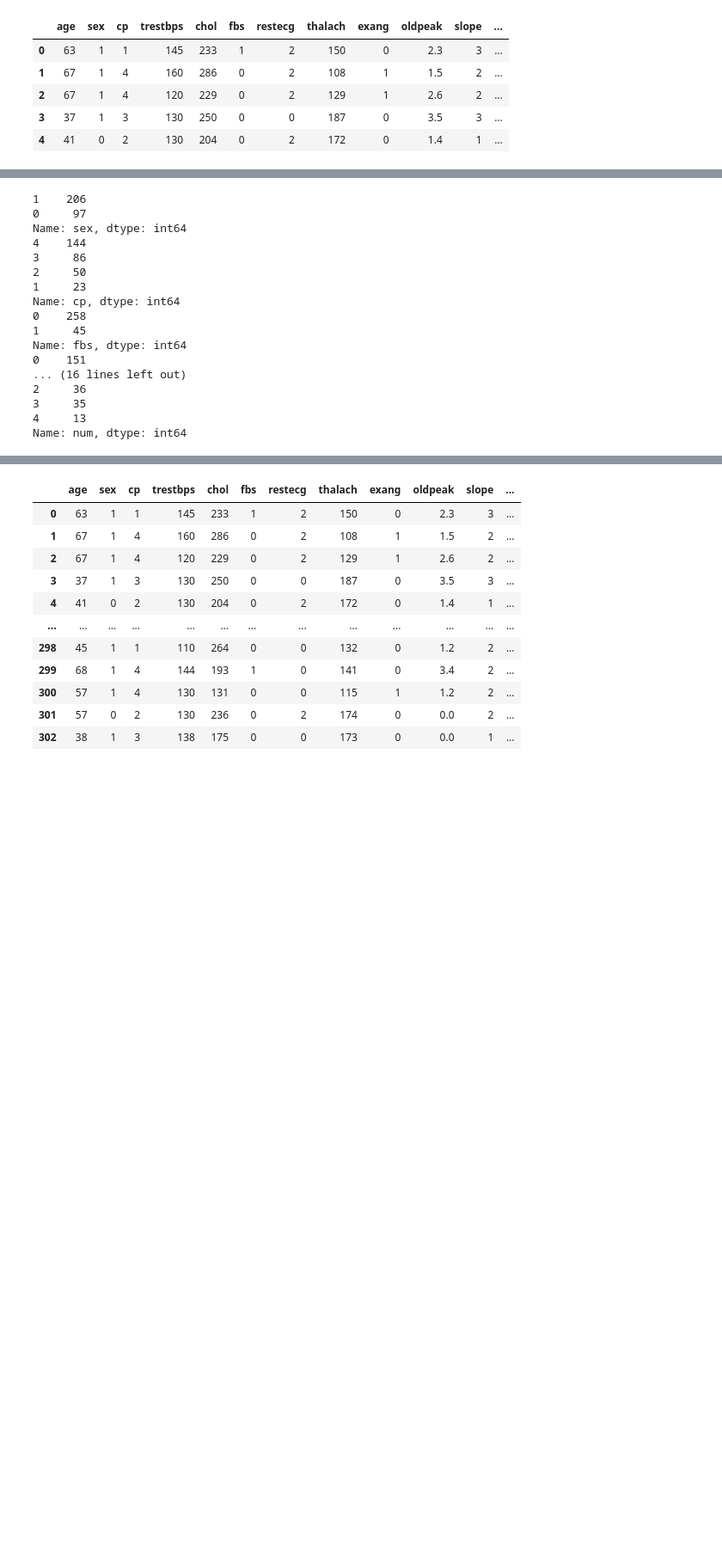
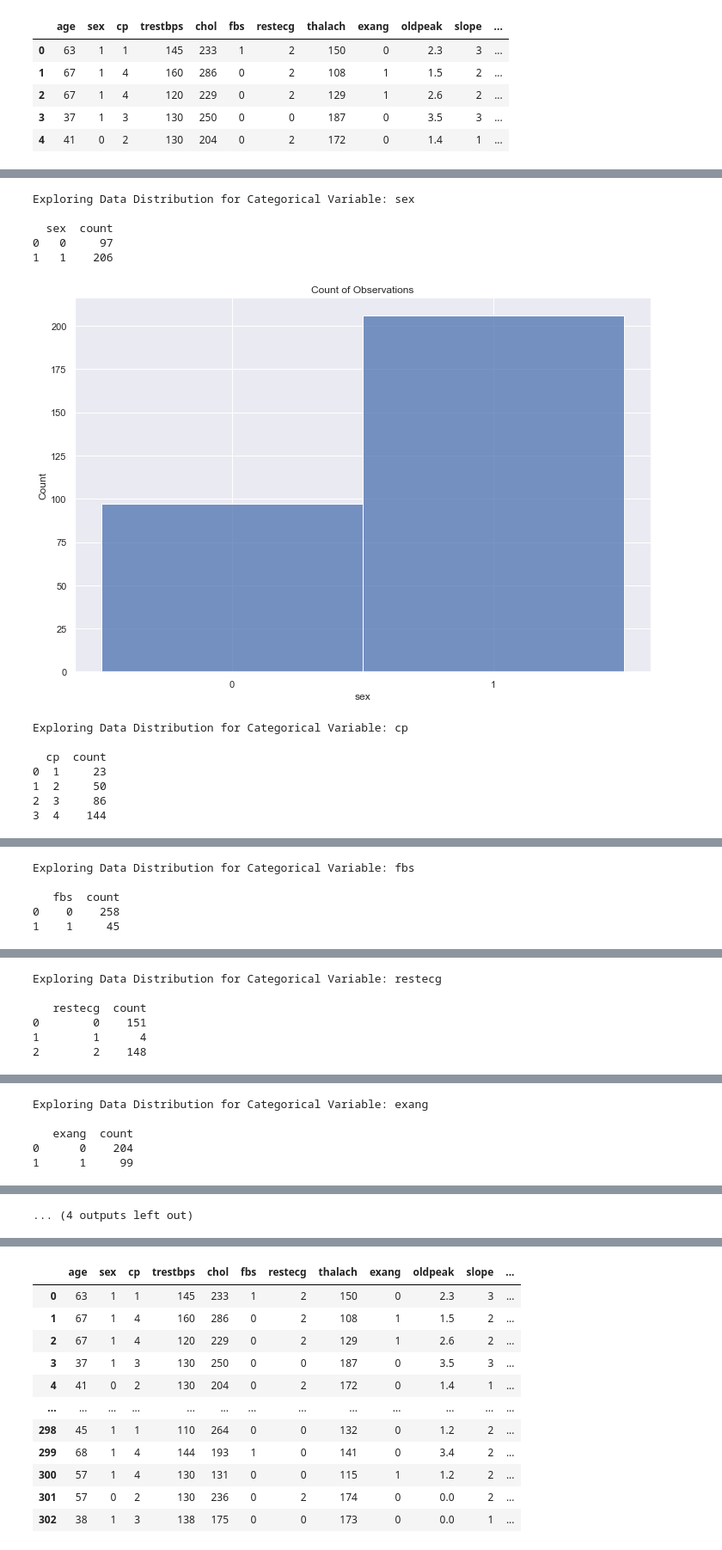
Before and after one commit to ajaydas/CodeExample, a Jupyter notebook: HeartDisease.ipynb, the cells around one changed output, grey strips where cells are left out. Shown at 86% size. Drawn from its saved outputs; the diff is of its cells as text; code cells hidden in the pictures; blank space fills up the shorter version.

```diff
--- a/HeartDisease.ipynb
+++ b/HeartDisease.ipynb
@@ -183,21 +404,17 @@ cat = ['sex', 'cp', 'fbs', 'restecg', 'exang', 'slope', 'thal', 'num']
 # %%
 for col in cat:
-    print(all_df[col].value_counts())
+    cat_exp(all_df, col)
 # %% [output]
-1    206
-0     97
-Name: sex, dtype: int64
-4    144
-3     86
-2     50
-1     23
-Name: cp, dtype: int64
-0    258
-1     45
-Name: fbs, dtype: int64
-0    151
-... (16 lines left out)
-2     36
-3     35
-4     13
-Name: num, dtype: int64
+Exploring Data Distribution for Categorical Variable: sex
+
+  sex  count
+0   0     97
+1   1    206
+[figure, added]
+Exploring Data Distribution for Categorical Variable: cp
+
+  cp  count
+0  1     23
+1  2     50
+2  3     86
+3  4    144
@@ -203,0 +422,5 @@ Name: num, dtype: int64
+Exploring Data Distribution for Categorical Variable: fbs
+
+   fbs  count
+0    0    258
+1    1     45
@@ -203,0 +428,6 @@ Name: num, dtype: int64
+Exploring Data Distribution for Categorical Variable: restecg
+
+   restecg  count
+0        0    151
+1        1      4
+2        2    148
@@ -203,0 +435,5 @@ Name: num, dtype: int64
+Exploring Data Distribution for Categorical Variable: exang
+
+   exang  count
+0      0    204
+1      1     99
@@ -203,0 +448 @@ Name: num, dtype: int64
+... (4 outputs left out)
```
Also changed, not shown: parts of 46 cells of this notebook.
